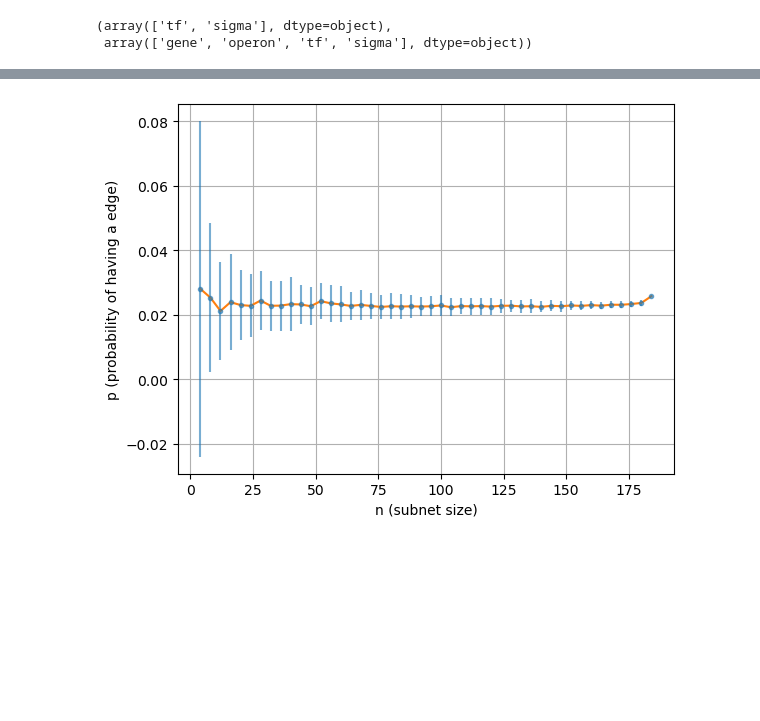
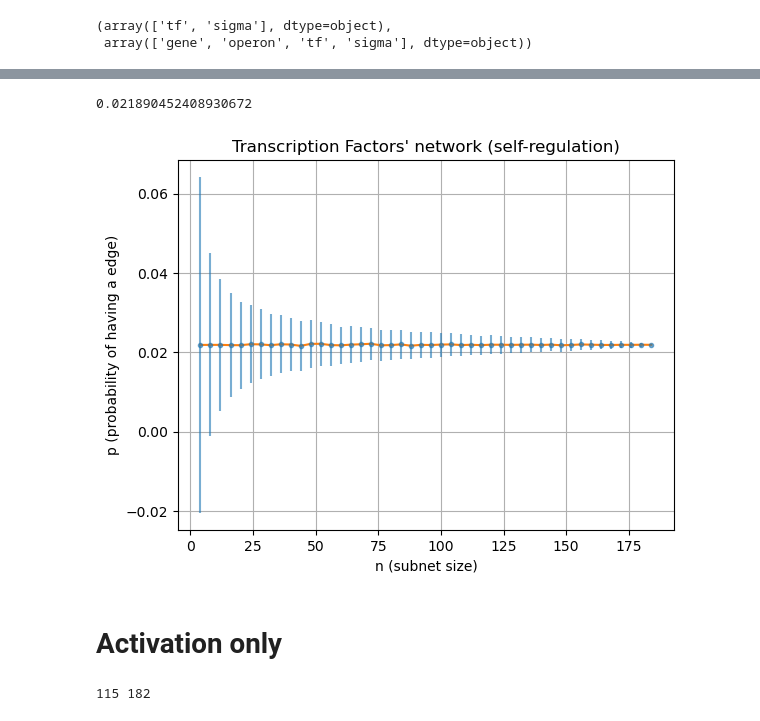
Before and after one commit to rpazuki/morpho_repo, a Jupyter notebook: Gershgoring/Ecoli_network_stats.ipynb, the cells around one changed output, grey strips where cells are left out. Cells and saved outputs as stored; diff of their text form; code cells hidden in the pictures; blank space fills up the shorter version.

```diff
--- a/Gershgoring/Ecoli_network_stats.ipynb
+++ b/Gershgoring/Ecoli_network_stats.ipynb
@@ -120,0 +129,3 @@ plt.grid()
+# %%
+for n, sample in zip(ns, samples_large):
+    print(n, np.mean(sample), np.std(sample))
@@ -120,0 +154,10 @@ plt.grid()
+# %%
+# Select transcription factor regulations to transcription factor
+df_tf_tf = df_genetic_network.loc[(df_genetic_network["REGULATOR_TYPE"] == 'tf') &
+                                  (df_genetic_network["REGULATED_TYPE"] == 'tf')]
+
+G = nx.Graph()
+G.add_edges_from(df_tf_tf[["REGULATOR_ID","REGULATED_ID"]].to_numpy())
+print(G.number_of_nodes(), G.number_of_edges())
+A = nx.adjacency_matrix(G).todense()
+max_size = G.number_of_nodes()
@@ -120,0 +166,11 @@ plt.grid()
+# %%
+step = 4
+ns = np.array([i for i in range(step, max_size+step, step)])
+sample_sizes = np.array([100000] * 4 + [10000] * 4 + [1000] * (ns.shape[0] - 8))
+samples = []
+for i, (n, repeats) in enumerate(zip(ns, sample_sizes)):
+    samples.append([])
+    for r in range(repeats):
+        s = sample_a_subnet(A, n)
+        p = find_p(s)
+        samples[-1].append(p)
@@ -121,15 +190,38 @@ plt.grid()
 # %%
-samples2 = np.zeros((ns.shape[0], repeats))
-for i, n in enumerate(ns):
+step = 4
+ns = np.array([i for i in range(step, max_size+step, step)])
+sample_sizes = np.array([100000] * 4 + [10000] * 4 + [1000] * (ns.shape[0] - 8))
+samples2 = []
+for i, (n, repeats) in enumerate(zip(ns, sample_sizes)):
+    samples2.append([])
     for r in range(repeats):
         s = sample_a_subnet(A, n)
         p = find_p(s, exclude_self_regulations=False)
-        samples2[i, r] = p
+        samples2[-1].append(p)
 # %%
-plt.errorbar(ns, np.mean(samples2, axis=1), np.std(samples2, axis=1), linestyle='None', marker='.', alpha=.6)
-plt.plot(ns, np.mean(samples2, axis=1), alpha=1)
+print(np.mean(samples2[-1]))
+plt.errorbar(ns, [np.mean(sample) for sample in samples2],
+                 [np.std(sample) for sample in samples2],
+                 linestyle='None', marker='.', alpha=.6)
+plt.plot(ns, [np.mean(sample) for sample in samples2], alpha=1)
 plt.xlabel("n (subnet size)")
 plt.ylabel("p (probability of having a edge)")
+plt.title("Transcription Factors' network (self-regulation)")
 plt.grid()
 # %% [output]
+0.021890452408930672
-[figure, old version]
+[figure, new version]
+# %% [markdown]
+# Activation only
+# %%
+df_tf_tf = df_genetic_network.loc[(df_genetic_network["REGULATOR_TYPE"] == 'tf') &
+                                  (df_genetic_network["REGULATED_TYPE"] == 'tf') &
+                                  (df_genetic_network["FUNCTION_INTERACTION"] == '+')]
+
+G = nx.Graph()
+G.add_edges_from(df_tf_tf[["REGULATOR_ID","REGULATED_ID"]].to_numpy())
+print(G.number_of_nodes(), G.number_of_edges())
+A = nx.adjacency_matrix(G).todense()
+max_size = G.number_of_nodes()
+# %% [output]
+115 182
```
Also changed, not shown: parts of 19 cells of this notebook, 7 other files.
